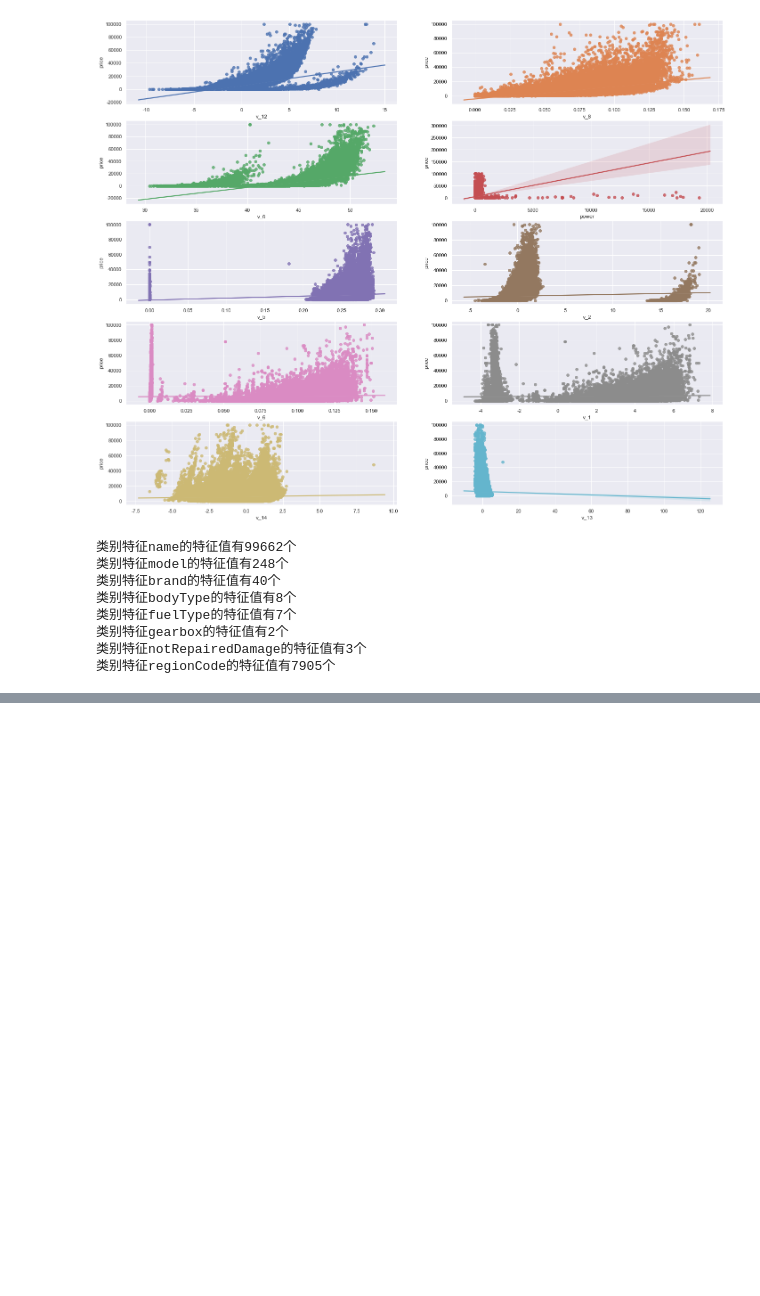
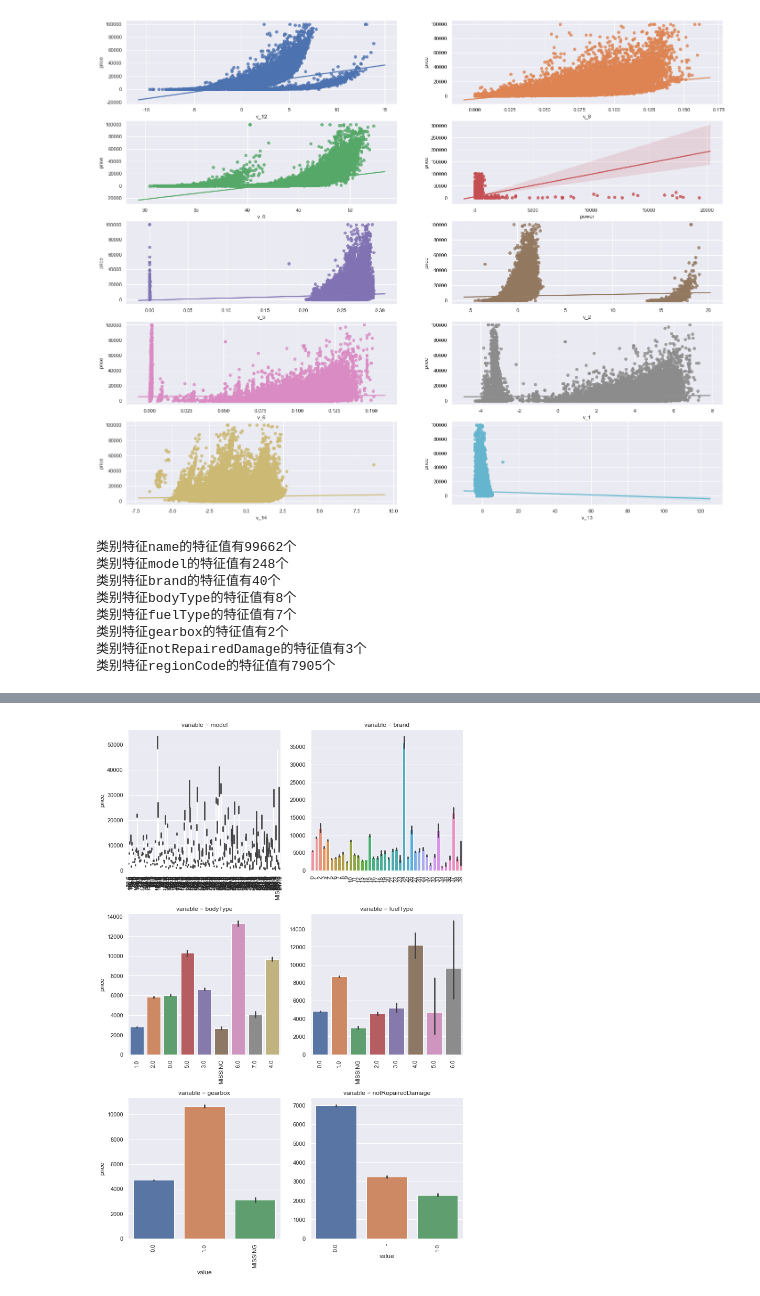
Before and after one commit to isidore-wong/Hayes-MachineLearning, a Jupyter notebook: code/03_Projects/03_Used car Transaction price Prediction/T2_DataProcessing.ipynb, the cells around one changed output, grey strips where cells are left out. Drawn from its saved outputs; the diff is of its cells as text; code cells hidden in the pictures; blank space fills up the shorter version.

```diff
--- a/code/03_Projects/03_Used car Transaction price Prediction/T2_DataProcessing.ipynb
+++ b/code/03_Projects/03_Used car Transaction price Prediction/T2_DataProcessing.ipynb
@@ -521,0 +583,11 @@ for fea in categorical_features:
+# %%
+# 类别特征的柱形图可视化
+def bar_plot(x, y, **kwargs):
+    sns.barplot(x=x, y=y)
+    x = plt.xticks(rotation=90)
+
+f = pd.melt(train_data, id_vars=['price'], value_vars=categorical_features)
+g = sns.FacetGrid(f, col='variable', col_wrap=2, sharex=False, sharey=False, size=5)
+g = g.map(bar_plot, 'value', 'price')
+# %% [output]
+[figure, added]
```
Also changed, not shown: parts of 9 cells of this notebook, 2 other files.
